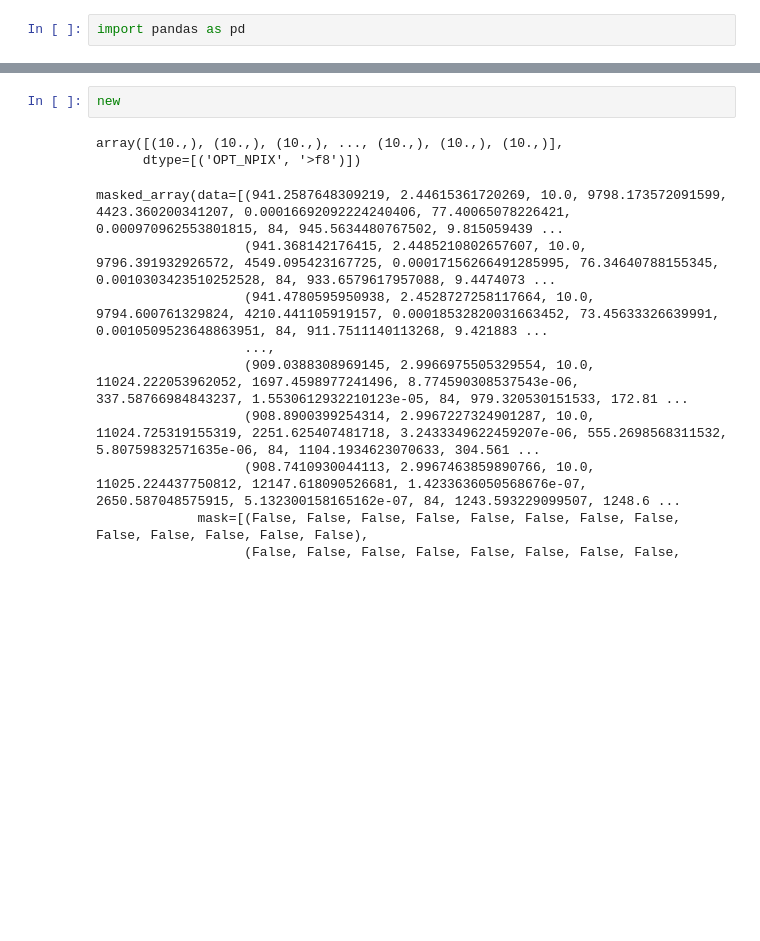
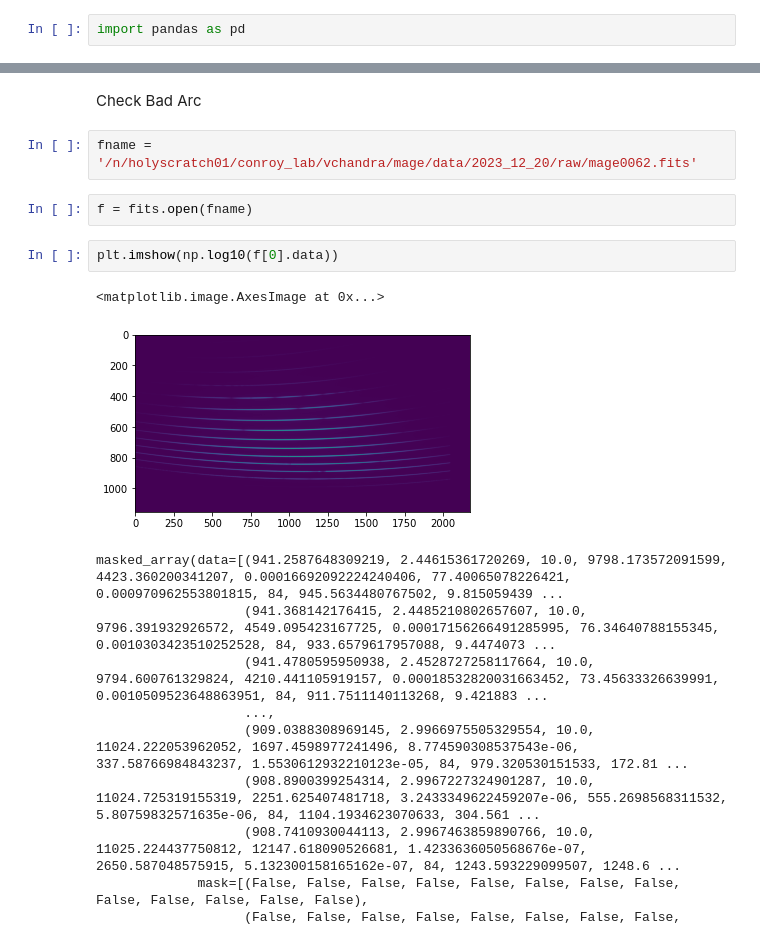
Before and after one commit to vedantchandra/merlin, a Jupyter notebook: pipeline/nb/99_check_reductions.ipynb, the cells around one changed output, grey strips where cells are left out. Cells and saved outputs as stored; diff of their text form; blank space fills up the shorter version.

```diff
--- a/pipeline/nb/99_check_reductions.ipynb
+++ b/pipeline/nb/99_check_reductions.ipynb
@@ -165,11 +169,17 @@ opt in name
 opt in name
 DET01-DETECTOR
 not order
-# %%
-new
-# %% [output]
-array([(10.,), (10.,), (10.,), ..., (10.,), (10.,), (10.,)],
-      dtype=[('OPT_NPIX', '>f8')])
+# %% [markdown]
+Check Bad Arc
+# %%
+fname = '/n/holyscratch01/conroy_lab/vchandra/mage/data/2023_12_20/raw/mage0062.fits'
+# %%
+f = fits.open(fname)
+# %%
+plt.imshow(np.log10(f[0].data))
+# %% [output]
+<matplotlib.image.AxesImage at 0x...>
+[figure, added]
 # %%
 # %% [output]
 masked_array(data=[(941.2587648309219, 2.44615361720269, 10.0, 9798.173572091599, 4423.360200341207, 0.00016692092224240406, 77.40065078226421, 0.000970962553801815, 84, 945.5634480767502, 9.815059439 ...
```
Also changed, not shown: parts of 5 cells of this notebook, 2 other files.
